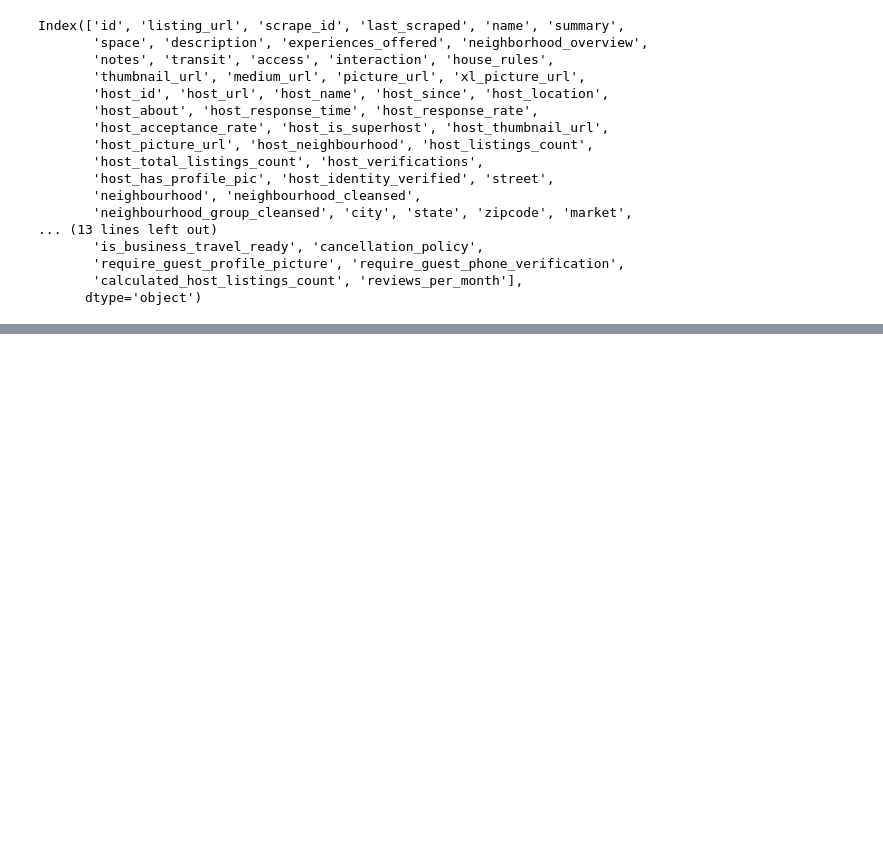
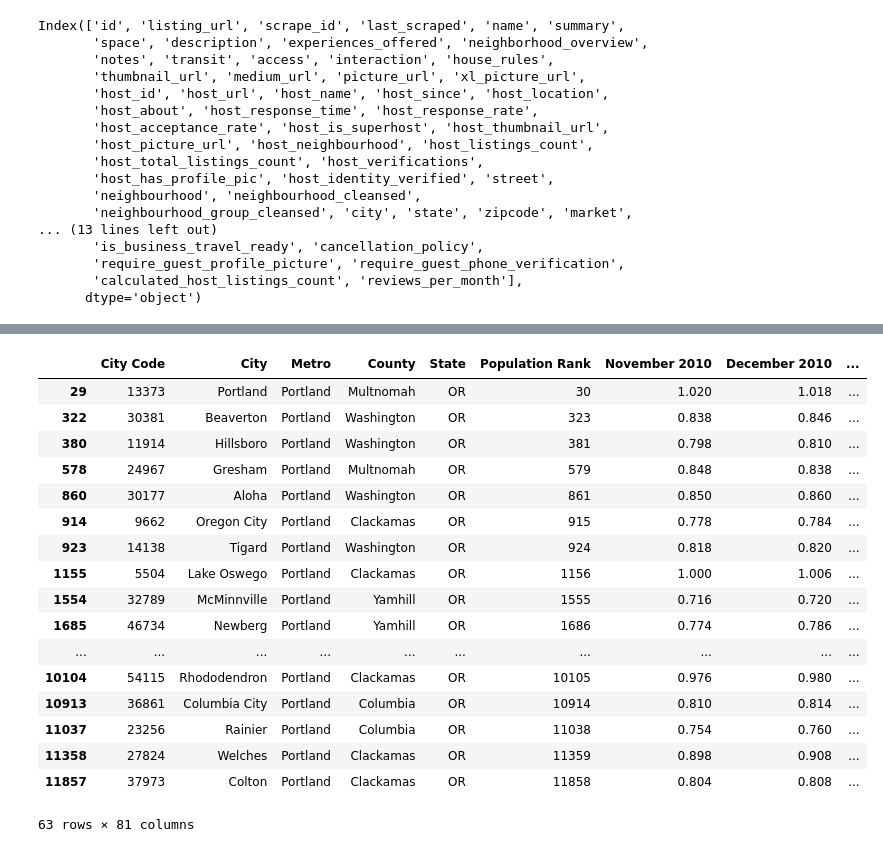
Before and after one commit to mahmoudheshmat/learn-datascience, a Jupyter notebook: Fundamentals/4.2.2 Analytic Report and Research Proposal - airbnb.ipynb, the cells around one changed output, grey strips where cells are left out. Cells and saved outputs as stored; diff of their text form; code cells hidden in the pictures; blank space fills up the shorter version.

```diff
--- a/Fundamentals/4.2.2 Analytic Report and Research Proposal - airbnb.ipynb
+++ b/Fundamentals/4.2.2 Analytic Report and Research Proposal - airbnb.ipynb
@@ -176,0 +158,5 @@ full_OR_airbnb.dropna().describe()
+# %%
+zillow = pd.read_csv('zillow-pricepersqft.csv')
+# %%
+zillow_OR = zillow[(zillow['Metro']=='Portland') & (zillow['State']=='OR')]
+zillow_OR.describe()
@@ -176,0 +173,21 @@ full_OR_airbnb.dropna().describe()
+# %%
+zillow_OR
+# %% [output]
+|  | City Code | City | Metro | County | State | Population Rank | November 2010 | December 2010 | ... |
+| 29 | 13373 | Portland | Portland | Multnomah | OR | 30 | 1.020 | 1.018 | ... |
+| 322 | 30381 | Beaverton | Portland | Washington | OR | 323 | 0.838 | 0.846 | ... |
+| 380 | 11914 | Hillsboro | Portland | Washington | OR | 381 | 0.798 | 0.810 | ... |
+| 578 | 24967 | Gresham | Portland | Multnomah | OR | 579 | 0.848 | 0.838 | ... |
+| 860 | 30177 | Aloha | Portland | Washington | OR | 861 | 0.850 | 0.860 | ... |
+| 914 | 9662 | Oregon City | Portland | Clackamas | OR | 915 | 0.778 | 0.784 | ... |
+| 923 | 14138 | Tigard | Portland | Washington | OR | 924 | 0.818 | 0.820 | ... |
+| 1155 | 5504 | Lake Oswego | Portland | Clackamas | OR | 1156 | 1.000 | 1.006 | ... |
+| 1554 | 32789 | McMinnville | Portland | Yamhill | OR | 1555 | 0.716 | 0.720 | ... |
+| 1685 | 46734 | Newberg | Portland | Yamhill | OR | 1686 | 0.774 | 0.786 | ... |
+| ... | ... | ... | ... | ... | ... | ... | ... | ... | ... |
+| 10104 | 54115 | Rhododendron | Portland | Clackamas | OR | 10105 | 0.976 | 0.980 | ... |
+| 10913 | 36861 | Columbia City | Portland | Columbia | OR | 10914 | 0.810 | 0.814 | ... |
+| 11037 | 23256 | Rainier | Portland | Columbia | OR | 11038 | 0.754 | 0.760 | ... |
+| 11358 | 27824 | Welches | Portland | Clackamas | OR | 11359 | 0.898 | 0.908 | ... |
+| 11857 | 37973 | Colton | Portland | Clackamas | OR | 11858 | 0.804 | 0.808 | ... |
+63 rows × 81 columns
```
Also changed, not shown: parts of 20 cells of this notebook.
